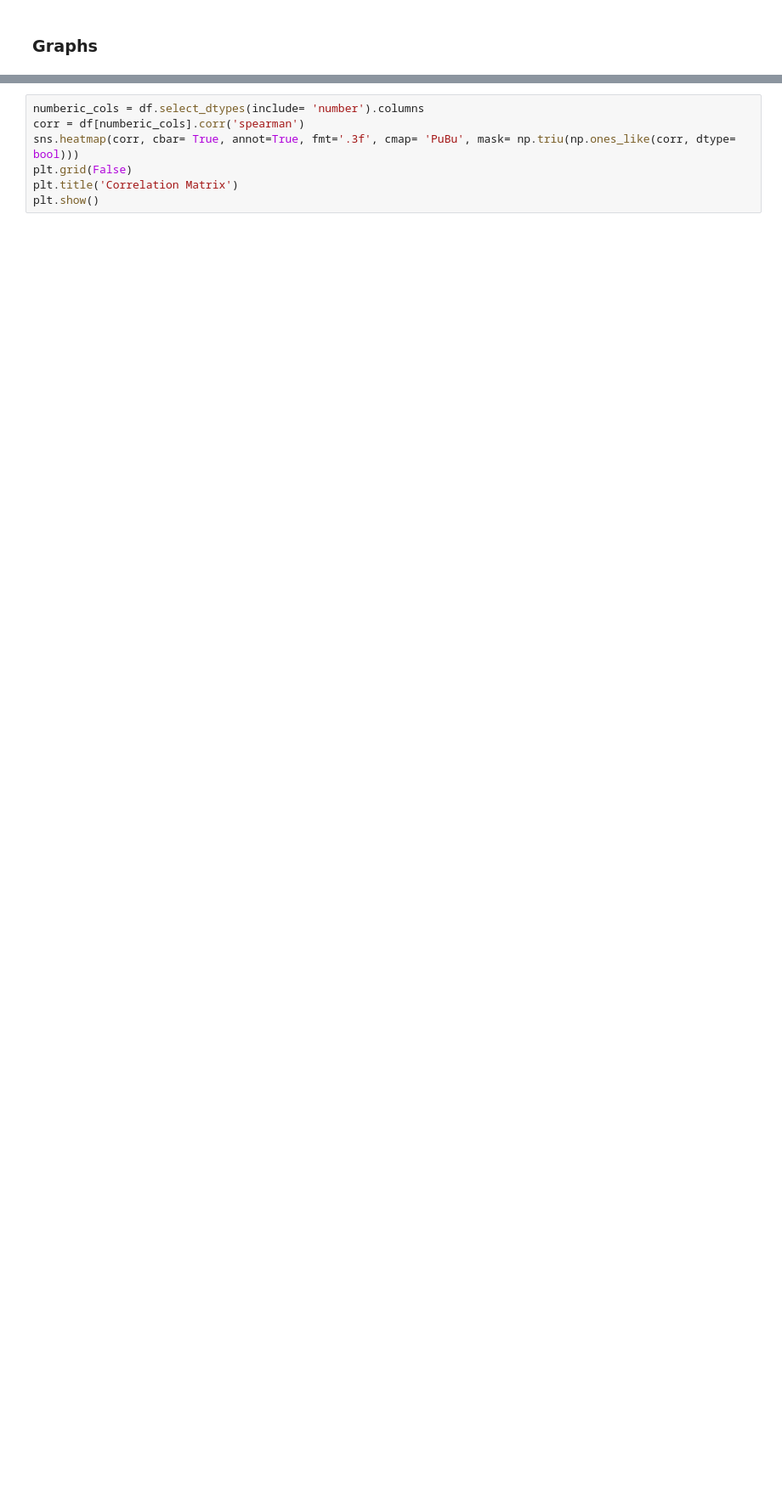
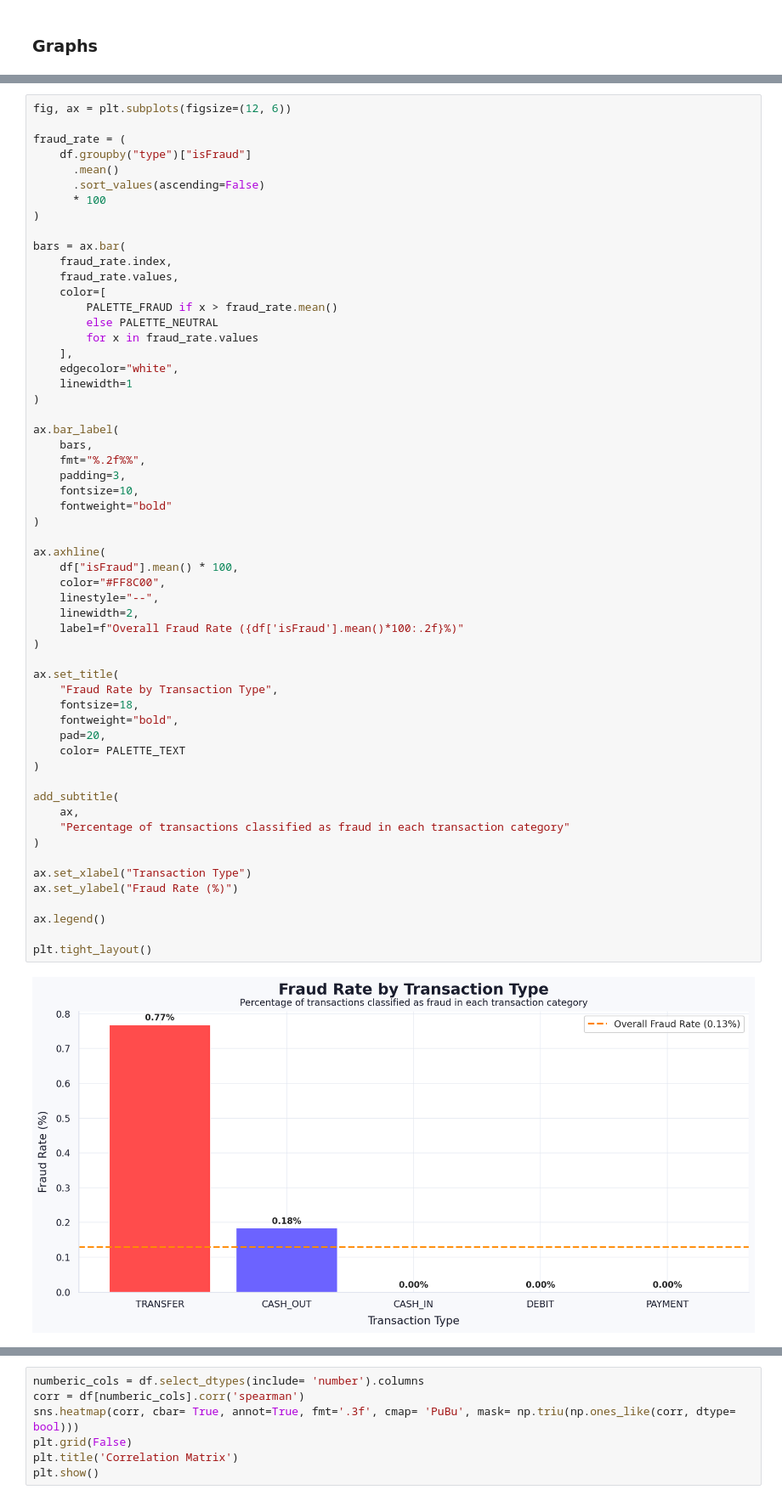
Before and after one commit to luunguyentankhai/ADY201m, a Jupyter notebook: preprocessing/data_cleaning.ipynb, the cells around one changed output, grey strips where cells are left out. Shown at 85% size. Drawn from its saved outputs; the diff is of its cells as text; blank space fills up the shorter version.

```diff
--- a/preprocessing/data_cleaning.ipynb
+++ b/preprocessing/data_cleaning.ipynb
@@ -424,0 +337,59 @@ plt.show()
+# %%
+fig, ax = plt.subplots(figsize=(12, 6))
+
+fraud_rate = (
+    df.groupby("type")["isFraud"]
+      .mean()
+      .sort_values(ascending=False)
+      * 100
+)
+
+bars = ax.bar(
+    fraud_rate.index,
+    fraud_rate.values,
+    color=[
+        PALETTE_FRAUD if x > fraud_rate.mean()
+        else PALETTE_NEUTRAL
+        for x in fraud_rate.values
+    ],
+    edgecolor="white",
+    linewidth=1
+)
+
+ax.bar_label(
+    bars,
+    fmt="%.2f%%",
+    padding=3,
+    fontsize=10,
+    fontweight="bold"
+)
+
+ax.axhline(
+    df["isFraud"].mean() * 100,
+    color="#FF8C00",
+    linestyle="--",
+    linewidth=2,
+    label=f"Overall Fraud Rate ({df['isFraud'].mean()*100:.2f}%)"
+)
+
+ax.set_title(
+    "Fraud Rate by Transaction Type",
+    fontsize=18,
+    fontweight="bold",
+    pad=20,
+    color= PALETTE_TEXT
+)
+
+add_subtitle(
+    ax,
+    "Percentage of transactions classified as fraud in each transaction category"
+)
+
+ax.set_xlabel("Transaction Type")
+ax.set_ylabel("Fraud Rate (%)")
+
+ax.legend()
+
+plt.tight_layout()
+# %% [output]
+[figure, added]
```
Also changed, not shown: parts of 61 cells of this notebook.
